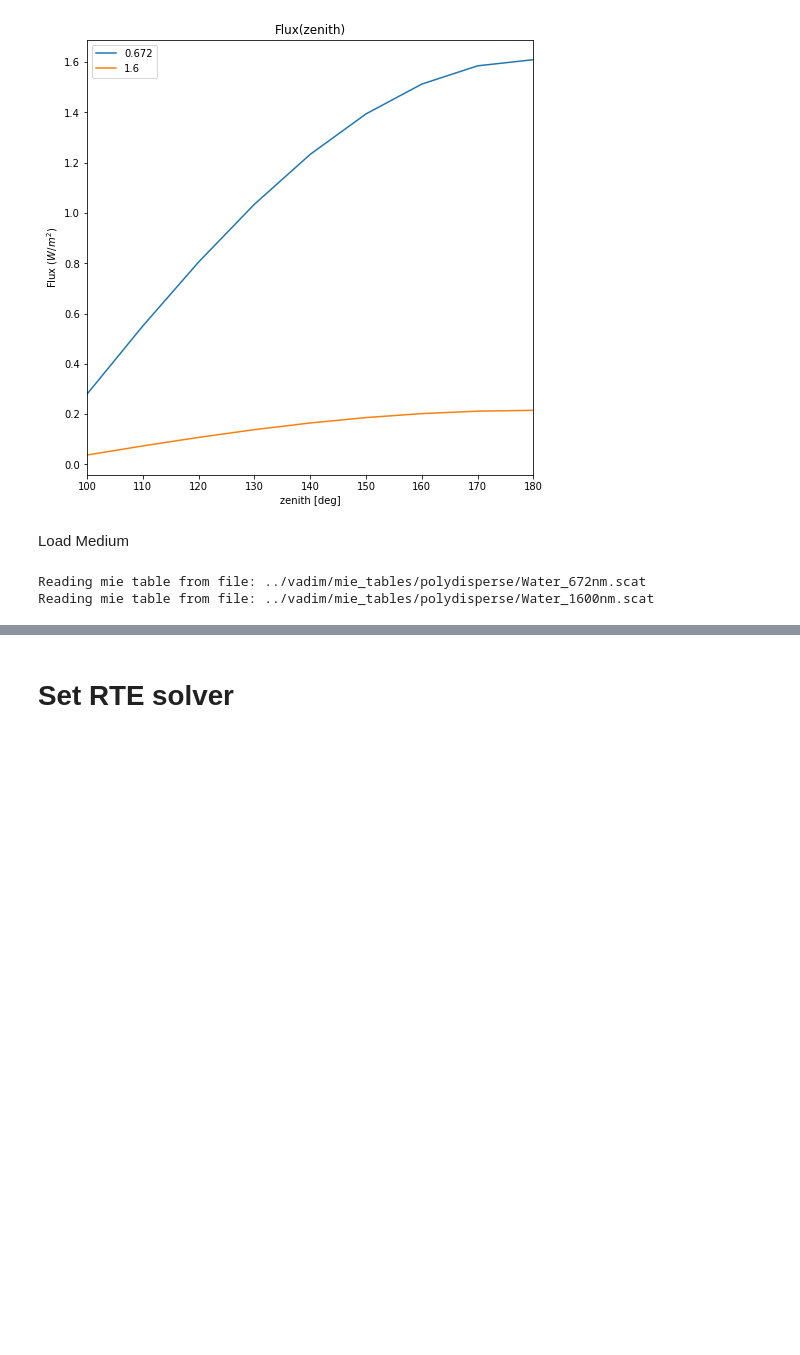
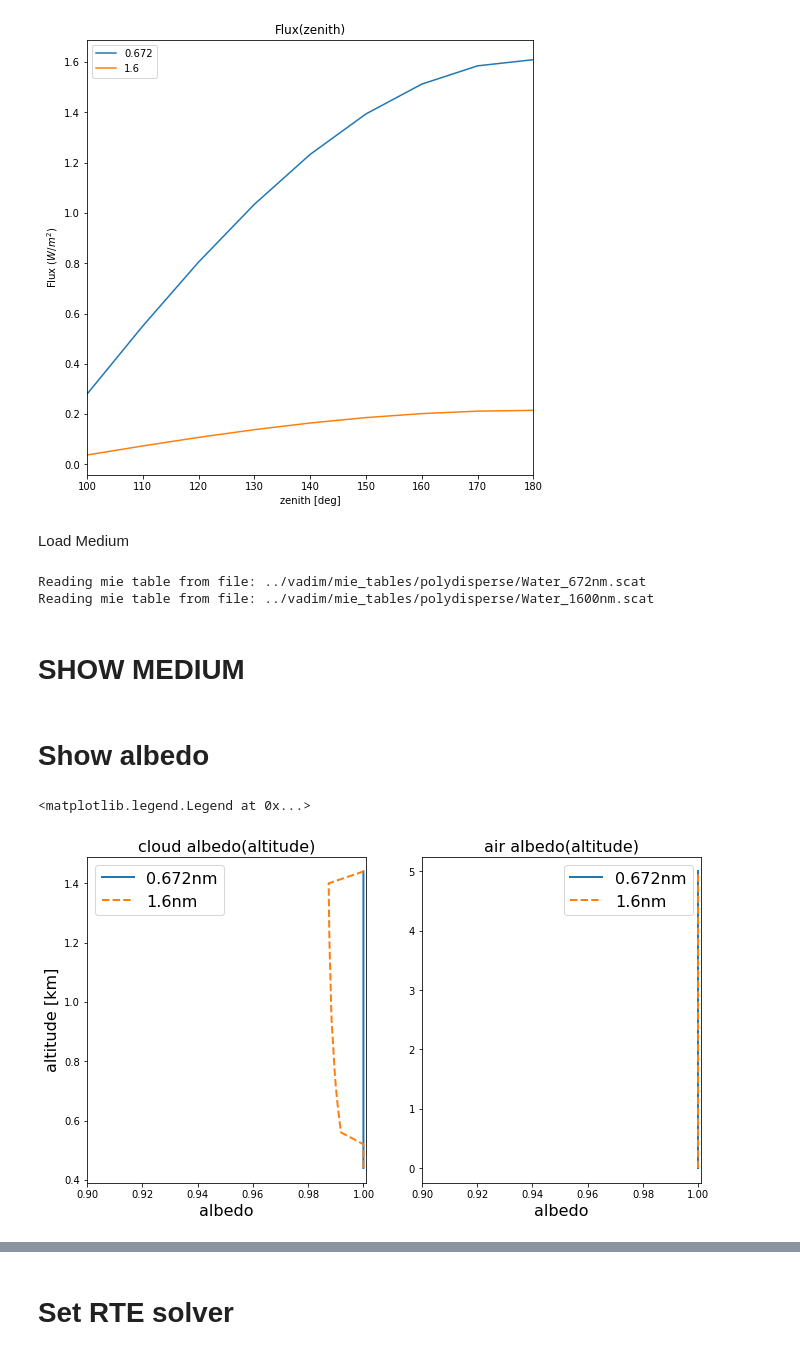
Before and after one commit to vholod/pyshdom, a Jupyter notebook: notebooks/compare_vis_to_swir_forward.ipynb, the cells around one changed output, grey strips where cells are left out. Drawn from its saved outputs; the diff is of its cells as text; code cells hidden in the pictures; blank space fills up the shorter version.

```diff
--- a/notebooks/compare_vis_to_swir_forward.ipynb
+++ b/notebooks/compare_vis_to_swir_forward.ipynb
@@ -120,8 +122,8 @@ solar_flux: shdom probably doesn't scale the flux by the cosine but use the give
 
 # create convinient pandas table:
 data = [vis_solar_fluxs,swir_solar_fluxs]
-df = pd.DataFrame(data=data, index=wavelength_for_table, columns=zenith)
-ax = df.T.plot(figsize=(8, 8), title="Flux(zenith)")
+solar_table = pd.DataFrame(data=data, index=wavelength_for_table, columns=zenith)
+ax = solar_table.T.plot(figsize=(8, 8), title="Flux(zenith)")
 ax.set_xlabel("zenith [deg]")
 ax.set_ylabel("Flux ($W/m^2$)")
 
@@ -136,6 +138,7 @@ Load Medium
 vis_mie_base_path = '../vadim/mie_tables/polydisperse/Water_672nm.scat'
 swir_mie_base_path = '../vadim/mie_tables/polydisperse/Water_1600nm.scat'
 mie_table_paths = [vis_mie_base_path, swir_mie_base_path]
+assert wavelength_num == len(mie_table_paths), "The number of wavelength is not consistent with the number in the mie tables"
 
 air_path = '../ancillary_data/AFGL_summer_mid_lat.txt' # Path to csv file which contains temperature measurements
 air_num_points = 20 # Number of altitude grid points for the air volume
@@ -153,7 +156,7 @@ df = pd.read_csv(air_path, comment='#', sep=' ')
 altitudes = df['Altitude(km)'].to_numpy(dtype=np.float32)
 temperatures = df['Temperature(k)'].to_numpy(dtype=np.float32)
 temperature_profile = shdom.GridData(shdom.Grid(z=altitudes), temperatures)
-air_grid = shdom.Grid(z=np.linspace(0, air_num_points, air_max_alt))
+air_grid = shdom.Grid(z=np.linspace(0, air_max_alt, air_num_points))
 
 for wavelength, table_path in zip(wavelength_for_table, mie_table_paths):
     # Molecular Rayleigh scattering
@@ -166,12 +169,17 @@ for wavelength, table_path in zip(wavelength_for_table, mie_table_paths):
     mie.read_table(table_path)
     droplets.add_mie(mie)
 
+    # here droplets.num_wavelengths = air.num_wavelengths = wavelength_num
+
 
 # Generate an atmospheric medium with both scatterers
 atmospheric_grid = droplets.grid + air.grid
+# atmospheric_grid = droplets.grid
 atmosphere = shdom.Medium(atmospheric_grid)
 atmosphere.add_scatterer(droplets, name='cloud')
 atmosphere.add_scatterer(air, name='air')
 # %% [output]
 Reading mie table from file: ../vadim/mie_tables/polydisperse/Water_672nm.scat
 Reading mie table from file: ../vadim/mie_tables/polydisperse/Water_1600nm.scat
+# %% [markdown]
+# SHOW MEDIUM
@@ -177,0 +218,37 @@ Reading mie table from file: ../vadim/mie_tables/polydisperse/Water_1600nm.scat
+# %% [markdown]
+# Show albedo
+# %%
+# cloud's albedo:
+data_type = 'albedo'
+albedo_visible = droplets.get_albedo(droplets.wavelength[0])
+albedo_swir = droplets.get_albedo(droplets.wavelength[1])
+
+fig = plt.figure(figsize=(11, 6))
+fig.add_subplot(121)
+plt.plot(albedo_visible.data,albedo_visible.grid.z,label='{}nm'.format(droplets.wavelength[0]),linewidth=2.0)
+plt.plot(albedo_swir.data,albedo_swir.grid.z,label='{}nm'.format(droplets.wavelength[1]),linewidth=2.0,linestyle = '--')
+plt.ylabel('altitude [km]', fontsize=16)
+plt.xlabel(data_type, fontsize=16)
+plt.title('cloud albedo(altitude)',fontsize=16)
+ax.xaxis.set_tick_params(labelsize=16)
+ax.yaxis.set_tick_params(labelsize=16)
+plt.xlim([0.9,1.001])
+plt.legend(fontsize=16)
+# ---------------------------------------------------
+# air's albedo:
+fig.add_subplot(122)
+
+albedo_visible = air.get_optical_scatterer(droplets.wavelength[0]).albedo
+albedo_swir = air.get_optical_scatterer(droplets.wavelength[1]).albedo
+
+plt.plot(albedo_visible.data,air.grid.z,label='{}nm'.format(droplets.wavelength[0]),linewidth=2.0)
+plt.plot(albedo_swir.data,air.grid.z,label='{}nm'.format(droplets.wavelength[1]),linewidth=2.0,linestyle = '--')
+plt.xlabel(data_type, fontsize=16)
+plt.title('air albedo(altitude)',fontsize=16)
+ax.xaxis.set_tick_params(labelsize=16)
+ax.yaxis.set_tick_params(labelsize=16)
+plt.xlim([0.9,1.001])
+plt.legend(fontsize=16)
+# %% [output]
+<matplotlib.legend.Legend at 0x...>
+[figure, added]
```
Also changed, not shown: parts of 24 cells of this notebook, 10 other files.
